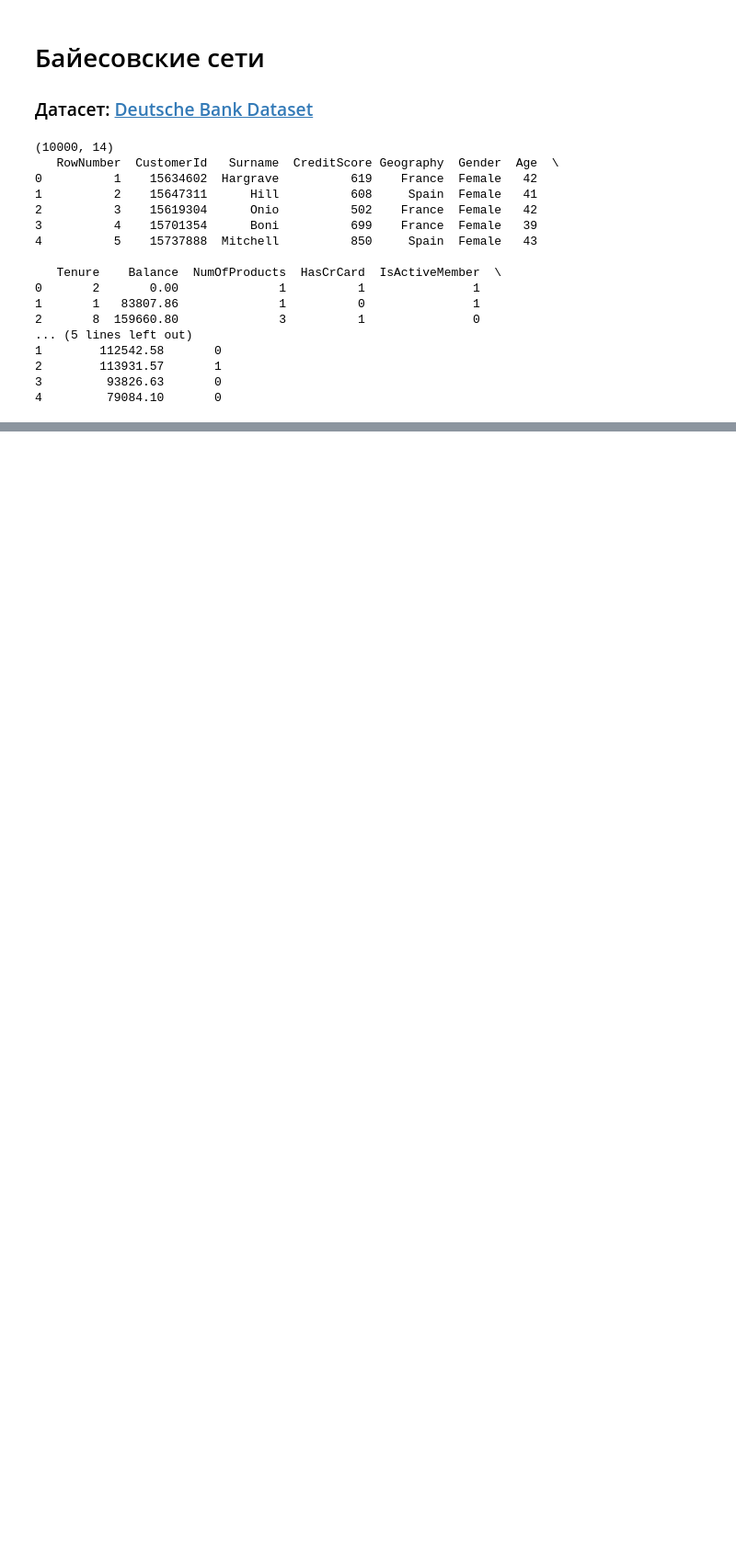
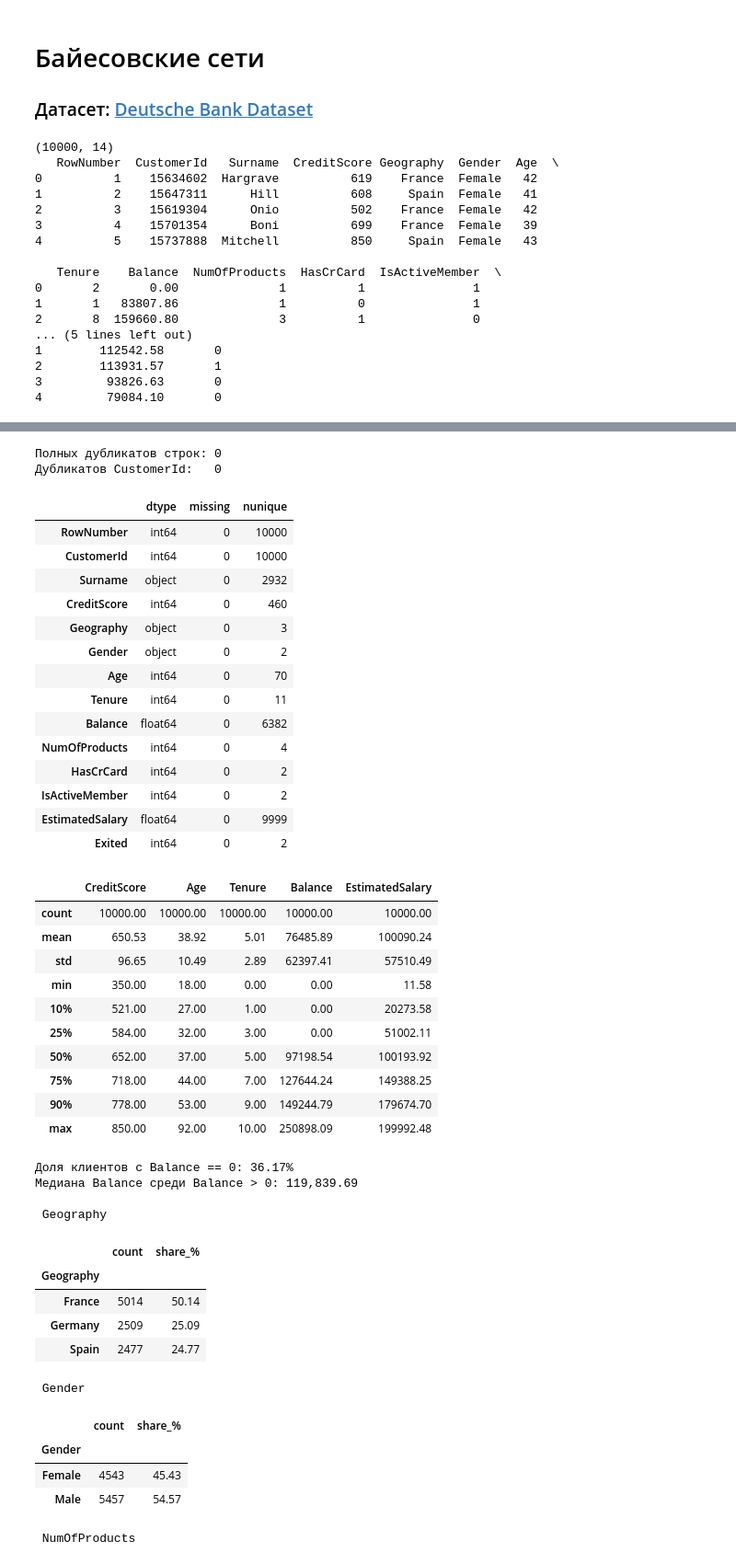
Before and after one commit to CerN04/ml_course_mai, a Jupyter notebook: bayesian/lab4.ipynb, the cells around one changed output, grey strips where cells are left out. Shown at 92% size. Cells and saved outputs as stored; diff of their text form; code cells hidden in the pictures; blank space fills up the shorter version.

Commit message:
Add data preparation, analytics & questions

```diff
--- a/bayesian/lab4.ipynb
+++ b/bayesian/lab4.ipynb
@@ -35,0 +63,67 @@ print(df.head())
+# %%
+summary = pd.DataFrame({
+    "dtype": df.dtypes,
+    "missing": df.isna().sum(),
+    "nunique": df.nunique(),
+})
+print(f"Полных дубликатов строк: {df.duplicated().sum()}")
+print(f"Дубликатов CustomerId:   {df['CustomerId'].duplicated().sum()}")
+display(summary)
+
+num_cols = ["CreditScore", "Age", "Tenure", "Balance", "EstimatedSalary"] #описательные статистики числовых признаков
+display(df[num_cols].describe(percentiles=[0.1, 0.25, 0.5, 0.75, 0.9]).round(2))
+
+zero_bal_share = (df["Balance"] == 0).mean()
+print(f"Доля клиентов с Balance == 0: {zero_bal_share:.2%}")
+print(f"Медиана Balance среди Balance > 0: {df.loc[df['Balance'] > 0, 'Balance'].median():,.2f}")
+
+cat_cols = ["Geography", "Gender", "NumOfProducts", "HasCrCard", "IsActiveMember", "Exited"] #частоты категориальных и дискретных признаков (ищем редкие категории)
+for col in cat_cols:
+    vc = df[col].value_counts(dropna=False).sort_index()
+    pct = (vc / len(df) * 100).round(2)
+    print(f"\n {col}")
+    display(pd.DataFrame({"count": vc, "share_%": pct}))
+# %% [output]
+Полных дубликатов строк: 0
+Дубликатов CustomerId:   0
+|  | dtype | missing | nunique |
+| RowNumber | int64 | 0 | 10000 |
+| CustomerId | int64 | 0 | 10000 |
+| Surname | object | 0 | 2932 |
+| CreditScore | int64 | 0 | 460 |
+| Geography | object | 0 | 3 |
+| Gender | object | 0 | 2 |
+| Age | int64 | 0 | 70 |
+| Tenure | int64 | 0 | 11 |
+| Balance | float64 | 0 | 6382 |
+| NumOfProducts | int64 | 0 | 4 |
+| HasCrCard | int64 | 0 | 2 |
+| IsActiveMember | int64 | 0 | 2 |
+| EstimatedSalary | float64 | 0 | 9999 |
+| Exited | int64 | 0 | 2 |
+|  | CreditScore | Age | Tenure | Balance | EstimatedSalary |
+| count | 10000.00 | 10000.00 | 10000.00 | 10000.00 | 10000.00 |
+| mean | 650.53 | 38.92 | 5.01 | 76485.89 | 100090.24 |
+| std | 96.65 | 10.49 | 2.89 | 62397.41 | 57510.49 |
+| min | 350.00 | 18.00 | 0.00 | 0.00 | 11.58 |
+| 10% | 521.00 | 27.00 | 1.00 | 0.00 | 20273.58 |
+| 25% | 584.00 | 32.00 | 3.00 | 0.00 | 51002.11 |
+| 50% | 652.00 | 37.00 | 5.00 | 97198.54 | 100193.92 |
+| 75% | 718.00 | 44.00 | 7.00 | 127644.24 | 149388.25 |
+| 90% | 778.00 | 53.00 | 9.00 | 149244.79 | 179674.70 |
+| max | 850.00 | 92.00 | 10.00 | 250898.09 | 199992.48 |
+Доля клиентов с Balance == 0: 36.17%
+Медиана Balance среди Balance > 0: 119,839.69
+
+ Geography
+|  | count | share_% |
+| Geography |  |  |
+| France | 5014 | 50.14 |
+| Germany | 2509 | 25.09 |
+| Spain | 2477 | 24.77 |
+ Gender
+|  | count | share_% |
+| Gender |  |  |
+| Female | 4543 | 45.43 |
+| Male | 5457 | 54.57 |
+ NumOfProducts
```
Also changed, not shown: parts of 8 cells of this notebook, 1 other file.
